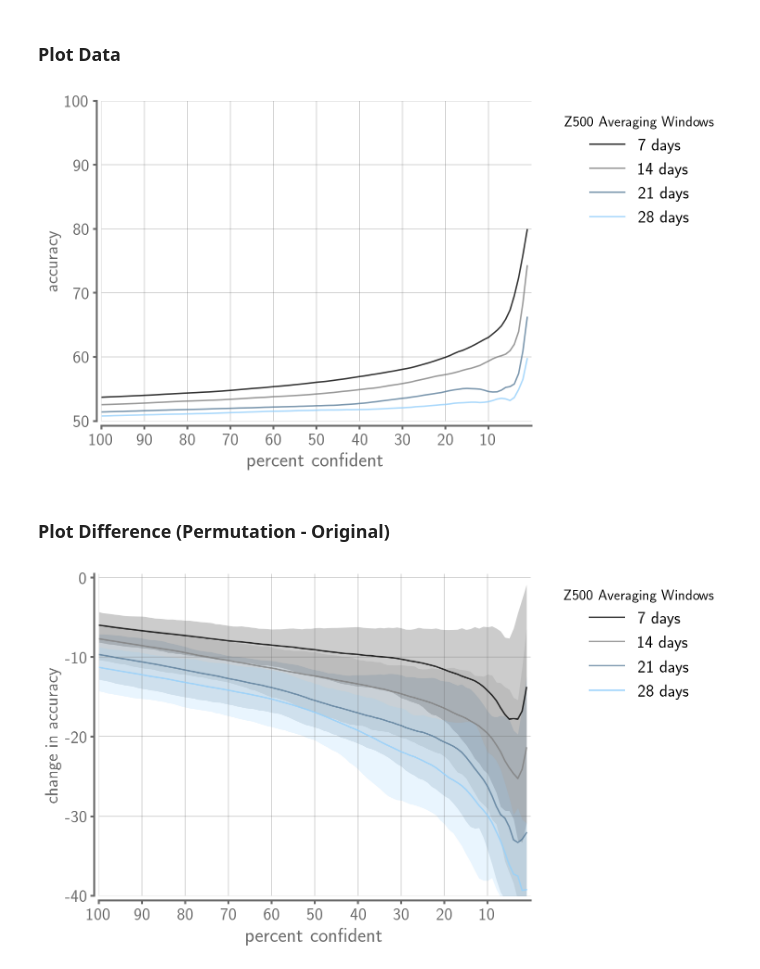
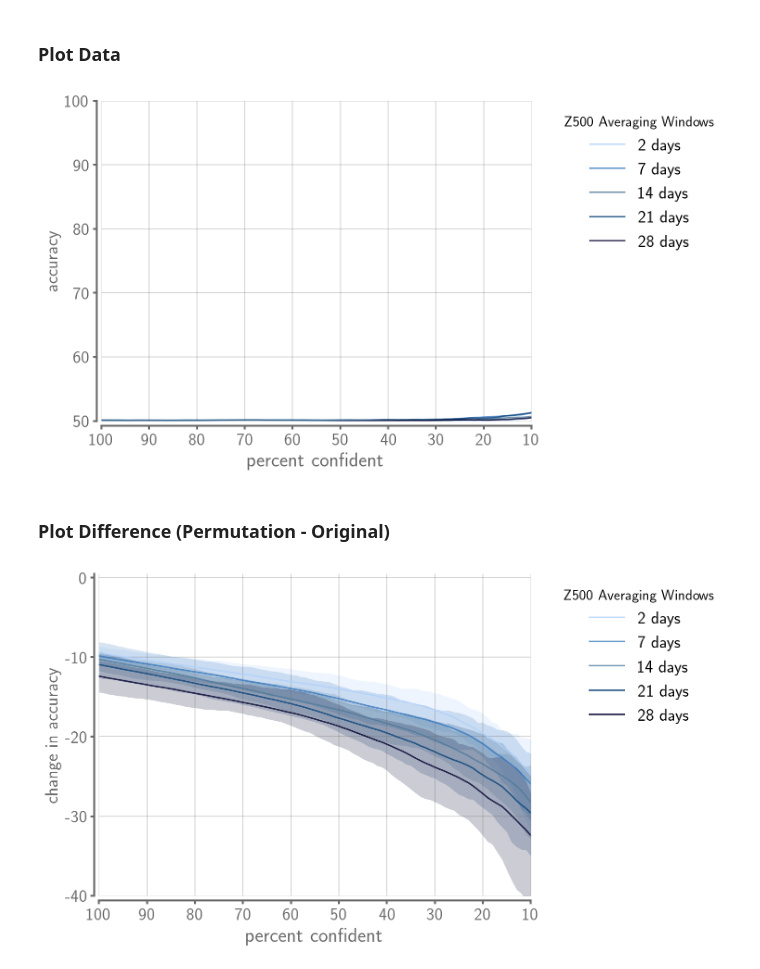
Before and after one commit to kjmayer/ENSOvsMJO, a Jupyter notebook: interpret/interpret-PermutImport-plot.ipynb, the cells around one changed output. Drawn from its saved outputs; the diff is of its cells as text; code cells hidden in the pictures.

Commit message:
permut import for avg 2-6

```diff
--- a/interpret/interpret-PermutImport-plot.ipynb
+++ b/interpret/interpret-PermutImport-plot.ipynb
@@ -29,8 +29,9 @@ mpl.rcParams['figure.dpi'] = 150
 dpiFig = 300.
 # %%
 LEADS = np.arange(7,31)
-AVGS = np.arange(7,32)
+AVGS = np.arange(2,32)
 SEEDS = np.arange(1,6)
+SHUFFLE = 'MJOENSO'
 # %% [markdown]
 ### Load Data
 # %%
@@ -41,7 +42,7 @@ for l,lead in enumerate(LEADS):
     print('LEAD: '+str(lead))
     for a,avg in enumerate(AVGS):
         # print('AVG: '+str(avg))
-        ddir_load = '/glade/scratch/kjmayer/DATA/ENSOvsMJO/data/'
+        ddir_load = '/glade/derecho/scratch/kjmayer/DATA/ENSOvsMJO/data/'
 
         finame_confvsacc = 'confvsacc_LEAD_'+str(lead)+'_AVG_'+str(avg)+'__00001-00005.npy'
         confvsacc_all[l,a] = np.load(ddir_load+finame_confvsacc)
@@ -67,16 +68,18 @@ LEAD: 29
 LEAD: 30
 # %%
 # Permutation Importance Results
-
 confvsacc_all_pi = np.zeros(shape=(len(LEADS),len(AVGS),len(SEEDS),100))
 
 for l,lead in enumerate(LEADS):
     print('LEAD: '+str(lead))
     for a,avg in enumerate(AVGS):
         # print('AVG: '+str(avg))
-        ddir_load = '/glade/scratch/kjmayer/DATA/ENSOvsMJO/data/'
+        ddir_load = '/glade/derecho/scratch/kjmayer/DATA/ENSOvsMJO/data/'
 
-        finame_confvsacc = 'confvsacc_permutimport-ENSO_LEAD_'+str(lead)+'_AVG_'+str(avg)+'__00001-00005.npy'
+        if SHUFFLE != 'MJO':
+            finame_confvsacc = 'confvsacc_permutimport-'+SHUFFLE+'_LEAD_'+str(lead)+'_AVG_'+str(avg)+'__00001-00005.npy'
+        elif SHUFFLE == 'MJO':
+            finame_confvsacc = 'confvsacc_permutimport_LEAD_'+str(lead)+'_AVG_'+str(avg)+'__00001-00005.npy'
         confvsacc_all_pi[l,a] = np.load(ddir_load+finame_confvsacc)
 
 confvsacc_all_pi = np.mean(confvsacc_all_pi,axis=2)
@@ -119,22 +122,27 @@ ax.tick_params('both',length=4,width=2,which='major',color='dimgrey')
 ax.yaxis.grid(zorder=1,color='dimgrey',alpha=0.35)
 ax.xaxis.grid(zorder=1,color='dimgrey',alpha=0.35)
 
-plt.plot(np.mean(confvsacc_all_pi[:,0],axis=0),'k',alpha=0.8,label='7 days')
+plt.plot(np.mean(confvsacc_all_pi[:,0],axis=0),'xkcd:powder blue',alpha=0.8,label='2 days')
 # plt.fill_between(x = np.arange(0,100),
 #                  y1 = np.min(confvsacc_all_pi[:,0],axis=0),
 #                  y2 = np.max(confvsacc_all_pi[:,0],axis=0),color='k',alpha=0.2,linewidth=0)
 
-plt.plot(np.mean(confvsacc_all_pi[:,7],axis=0),'grey',alpha=0.8,label='14 days')
+plt.plot(np.mean(confvsacc_all_pi[:,5],axis=0),'xkcd:windows blue',alpha=0.8,label='7 days')
 # plt.fill_between(x = np.arange(0,100),
 #                  y1 = np.min(confvsacc_all_pi[:,7],axis=0),
 #                  y2 = np.max(confvsacc_all_pi[:,7],axis=0),color='grey',alpha=0.2,linewidth=0)
 
-plt.plot(np.mean(confvsacc_all_pi[:,14],axis=0),'xkcd:steel blue',alpha=0.8,label='21 days')
+plt.plot(np.mean(confvsacc_all_pi[:,12],axis=0),'xkcd:stormy blue',alpha=0.8,label='14 days')
 # plt.fill_between(x = np.arange(0,100),
 #                  y1 = np.min(confvsacc_all_pi[:,14],axis=0),
 #                  y2 = np.max(confvsacc_all_pi[:,14],axis=0),color='xkcd:steel blue',alpha=0.2,linewidth=0)
 
-plt.plot(np.mean(confvsacc_all_pi[:,21],axis=0),'xkcd:light blue',alpha=0.8,label='28 days')
+plt.plot(np.mean(confvsacc_all_pi[:,19],axis=0),'xkcd:twilight blue',alpha=0.8,label='21 days')
+# plt.fill_between(x = np.arange(0,100),
+#                  y1 = np.min(confvsacc_all_pi[:,21],axis=0),
+#                  y2 = np.max(confvsacc_all_pi[:,21],axis=0),color='xkcd:light blue',alpha=0.2,linewidth=0)
+
+plt.plot(np.mean(confvsacc_all_pi[:,26],axis=0),'xkcd:midnight',alpha=0.8,label='28 days')
 # plt.fill_between(x = np.arange(0,100),
 #                  y1 = np.min(confvsacc_all_pi[:,21],axis=0),
 #                  y2 = np.max(confvsacc_all_pi[:,21],axis=0),color='xkcd:light blue',alpha=0.2,linewidth=0)
@@ -142,14 +150,14 @@ plt.plot(np.mean(confvsacc_all_pi[:,21],axis=0),'xkcd:light blue',alpha=0.8,labe
 plt.ylim(50,100)
 plt.yticks(np.arange(50,110,10),np.arange(50,110,10),fontsize=FS,color='dimgrey')
 plt.ylabel('accuracy',fontsize=FS+1,color='dimgrey')
-plt.xlim(0,100)
+plt.xlim(0,90)
 plt.xticks(np.arange(0,100,10),np.arange(10,110,10)[::-1],fontsize=FS,color='dimgrey')
 plt.xlabel('percent confident',fontsize=FS+3,color='dimgrey')
 plt.legend(frameon=False, fontsize=FS,ncol=1,bbox_to_anchor=(1.04, 1), loc="upper left", title='Z500 Averaging Windows')
 
 plt.show()
 # %% [output]
-[figure, old version]
+[figure, new version]
 # %% [markdown]
 ### Plot Difference (Permutation - Original)
 # %%
@@ -161,43 +169,48 @@ adjust_spines(ax, ['left', 'bottom'])
 ax.spines['top'].set_color('none')
 ax.spines['right'].set_color('none')
 ax.spines['left'].set_color('dimgrey')
 ax.spines['bottom'].set_color('dimgrey')
 ax.spines['left'].set_linewidth(2)
 ax.spines['bottom'].set_linewidth(2)
 ax.tick_params('both',length=4,width=2,which='major',color='dimgrey')
 ax.yaxis.grid(zorder=1,color='dimgrey',alpha=0.35)
 ax.xaxis.grid(zorder=1,color='dimgrey',alpha=0.35)
 
-plt.plot(np.mean(confvsacc_all_diff[:,0],axis=0),'k',alpha=0.8,label='7 days')
+plt.plot(np.mean(confvsacc_all_diff[:,0],axis=0),'xkcd:powder blue',alpha=0.8,label='2 days')
 plt.fill_between(x = np.arange(0,100),
                  y1 = np.min(confvsacc_all_diff[:,0],axis=0),
-                 y2 = np.max(confvsacc_all_diff[:,0],axis=0),color='k',alpha=0.2,linewidth=0)
+                 y2 = np.max(confvsacc_all_diff[:,0],axis=0),color='xkcd:powder blue',alpha=0.2,linewidth=0)
 
-plt.plot(np.mean(confvsacc_all_diff[:,7],axis=0),'grey',alpha=0.8,label='14 days')
+plt.plot(np.mean(confvsacc_all_diff[:,5],axis=0),'xkcd:windows blue',alpha=0.8,label='7 days')
 plt.fill_between(x = np.arange(0,100),
-                 y1 = np.min(confvsacc_all_diff[:,7],axis=0),
-                 y2 = np.max(confvsacc_all_diff[:,7],axis=0),color='grey',alpha=0.2,linewidth=0)
+                 y1 = np.min(confvsacc_all_diff[:,5],axis=0),
+                 y2 = np.max(confvsacc_all_diff[:,5],axis=0),color='xkcd:windows blue',alpha=0.2,linewidth=0)
 
-plt.plot(np.mean(confvsacc_all_diff[:,14],axis=0),'xkcd:steel blue',alpha=0.8,label='21 days')
+plt.plot(np.mean(confvsacc_all_diff[:,12],axis=0),'xkcd:stormy blue',alpha=0.8,label='14 days')
 plt.fill_between(x = np.arange(0,100),
-                 y1 = np.min(confvsacc_all_diff[:,14],axis=0),
-                 y2 = np.max(confvsacc_all_diff[:,14],axis=0),color='xkcd:steel blue',alpha=0.2,linewidth=0)
+                 y1 = np.min(confvsacc_all_diff[:,12],axis=0),
+                 y2 = np.max(confvsacc_all_diff[:,12],axis=0),color='xkcd:stormy blue',alpha=0.2,linewidth=0)
 
-plt.plot(np.mean(confvsacc_all_diff[:,21],axis=0),'xkcd:light blue',alpha=0.8,label='28 days')
+plt.plot(np.mean(confvsacc_all_diff[:,19],axis=0),'xkcd:twilight blue',alpha=0.8,label='21 days')
 plt.fill_between(x = np.arange(0,100),
-                 y1 = np.min(confvsacc_all_diff[:,21],axis=0),
-                 y2 = np.max(confvsacc_all_diff[:,21],axis=0),color='xkcd:light blue',alpha=0.2,linewidth=0)
+                 y1 = np.min(confvsacc_all_diff[:,19],axis=0),
+                 y2 = np.max(confvsacc_all_diff[:,19],axis=0),color='xkcd:twilight blue',alpha=0.2,linewidth=0)
+
+plt.plot(np.mean(confvsacc_all_diff[:,26],axis=0),'xkcd:midnight',alpha=0.8,label='28 days')
+plt.fill_between(x = np.arange(0,100),
+                 y1 = np.min(confvsacc_all_diff[:,26],axis=0),
+                 y2 = np.max(confvsacc_all_diff[:,26],axis=0),color='xkcd:midnight',alpha=0.2,linewidth=0)
 
 # plt.ylim(-10,0.5)
 # plt.yticks(np.arange(-10,2,2),np.arange(-10,2,2),fontsize=FS,color='dimgrey')
 plt.ylim(-40,0.5)
 plt.yticks(np.arange(-40,10,10),np.arange(-40,10,10),fontsize=FS,color='dimgrey')
 plt.ylabel('change in accuracy',fontsize=FS+1,color='dimgrey')
-plt.xlim(0,100)
+plt.xlim(0,90)
 plt.xticks(np.arange(0,100,10),np.arange(10,110,10)[::-1],fontsize=FS,color='dimgrey')
 plt.xlabel('percent confident',fontsize=FS+3,color='dimgrey')
 plt.legend(frameon=False, fontsize=FS,ncol=1,bbox_to_anchor=(1.04, 1), loc="upper left", title='Z500 Averaging Windows')
 
 plt.show()
 # %% [output]
-[figure, old version]
+[figure, new version]
```
Also changed, not shown: parts of 1 cell of this notebook, 3 other files.
